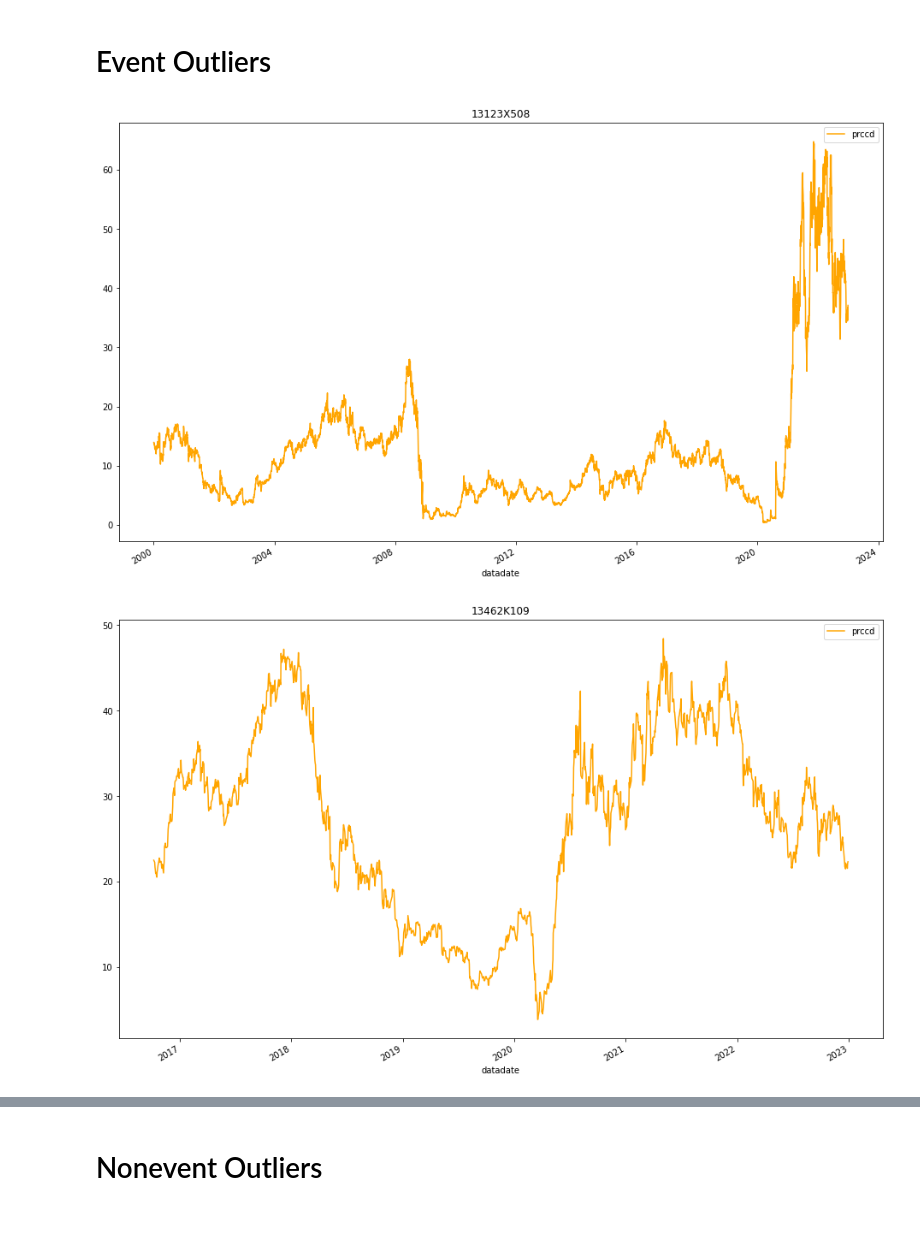
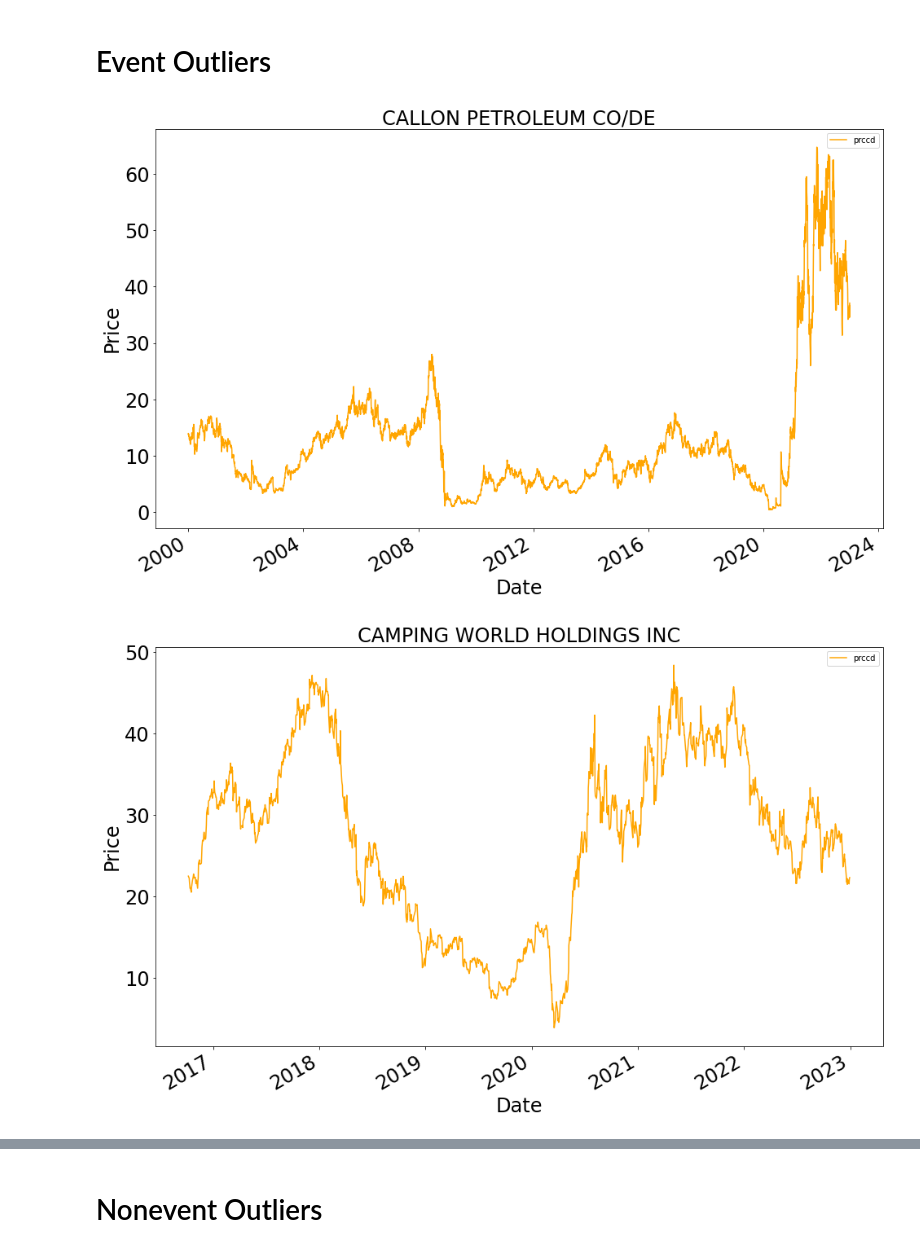
Before and after one commit to AmritSd/Institutional-ownership-impact-on-stocks-near-one-dollar, a Jupyter notebook: eda/new_eda.ipynb, the cells around one changed output, grey strips where cells are left out. Cells and saved outputs as stored; diff of their text form; code cells hidden in the pictures; blank space fills up the shorter version.

```diff
--- a/eda/new_eda.ipynb
+++ b/eda/new_eda.ipynb
@@ -29,9 +29,16 @@ end_date = pd.datetime(2022, 12, 31)
 delisted_loss = -100.0 #loss % when a stock is delisted during trading window
 holidays = 5 #since trading periods are calculated as trading days, include margin for holidays in a 30-day trading window. 5 days is a conservative estimate.
 # example: trading from 12/22 for 21 trading days will be more than 30 calendar days because of christmas, new years, and MLK day (& possible bonus weekend)
+
+drop_gme = True
 # %%
 pdf = returns_data.copy()
 print("Total rows: ", len(pdf))
+
+# drop gme
+if drop_gme:
+    pdf = pdf[pdf['conm'] != 'GAMESTOP CORP']
+    print("Rows after dropping GME: ", len(pdf))
 
 # filter by date
 pdf = pdf[(pdf['datadate'] >= start_date) & (pdf['datadate'] <= end_date)]
@@ -529,6 +589,8 @@ nonevent_outliers = nonevent_df180[nonevent_df180['ret180day'] > Q9999non]
 
 event_outliers_cusip = event_outliers['cusip'].unique()
 nonevent_outliers_cusip = nonevent_outliers['cusip'].unique()
+event_outliers_conm = event_outliers['conm'].unique()
+nonevent_outliers_conm = nonevent_outliers['conm'].unique()
 # %%
 display(len(event_outliers_cusip))
 display(len(nonevent_outliers_cusip))
@@ -538,9 +604,17 @@ display(len(nonevent_outliers_cusip))
 # %% [markdown]
 # Event Outliers
+# %%
+fontsize = 24
 # %%
-for i in event_outliers_cusip:
+for i in event_outliers_conm:
     #plot adjprice of event outliers
-    pdf[pdf['cusip'] == i].plot(x='datadate', y=['prccd'], title=i, figsize = (16,10), color='orange')
+    pdf[pdf['conm'] == i].plot(x='datadate', y=['prccd'], title=i, figsize = (16,10), color='orange')
+    plt.title(i, fontsize=fontsize)
+    plt.xlabel('Date', fontsize=fontsize)
+    plt.ylabel('Price', fontsize=fontsize)
+    plt.xticks(fontsize=fontsize)
+    plt.yticks(fontsize=fontsize)
+    plt.show()
 # %% [output]
-[figure, old version]
+[figure, new version]
-[figure, old version]
+[figure, new version]
```
Also changed, not shown: parts of 33 cells of this notebook.
